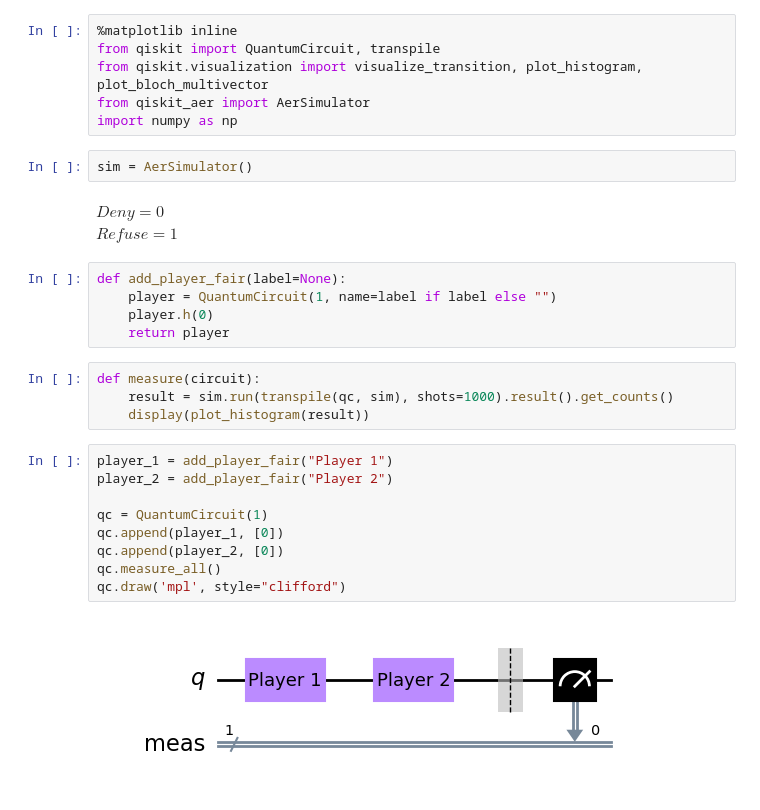
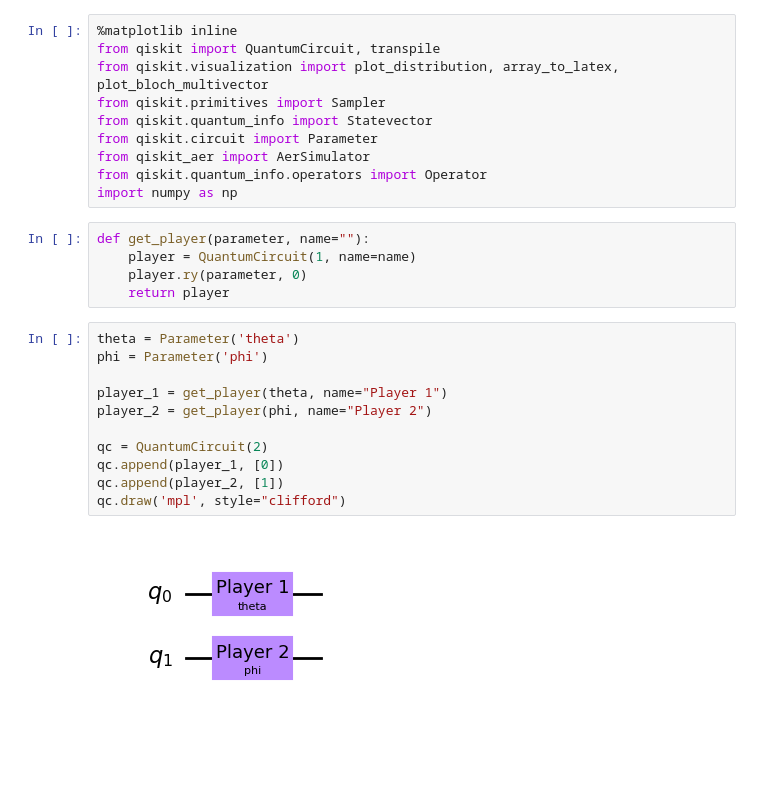
Before and after one commit to Dpbm/scientific-research-1-quantum-oracles, a Jupyter notebook: code/prisioners-dilemma.ipynb, the cells around one changed output. Cells and saved outputs as stored; diff of their text form; blank space fills up the shorter version.

```diff
--- a/code/prisioners-dilemma.ipynb
+++ b/code/prisioners-dilemma.ipynb
@@ -1,31 +1,28 @@
 # %%
 %matplotlib inline
 from qiskit import QuantumCircuit, transpile
-from qiskit.visualization import visualize_transition, plot_histogram, plot_bloch_multivector
+from qiskit.visualization import plot_distribution, array_to_latex, plot_bloch_multivector
+from qiskit.primitives import Sampler
+from qiskit.quantum_info import Statevector
+from qiskit.circuit import Parameter
 from qiskit_aer import AerSimulator
+from qiskit.quantum_info.operators import Operator
 import numpy as np
-# %%
-sim = AerSimulator()
-# %% [markdown]
-$Deny = 0$\
-$Refuse = 1$
 # %%
-def add_player_fair(label=None):
-    player = QuantumCircuit(1, name=label if label else "")
-    player.h(0)
+def get_player(parameter, name=""):
+    player = QuantumCircuit(1, name=name)
+    player.ry(parameter, 0)
     return player
-# %%
-def measure(circuit):
-    result = sim.run(transpile(qc, sim), shots=1000).result().get_counts()
-    display(plot_histogram(result))
 # %%
-player_1 = add_player_fair("Player 1")
-player_2 = add_player_fair("Player 2")
+theta = Parameter('theta')
+phi = Parameter('phi')
 
-qc = QuantumCircuit(1)
+player_1 = get_player(theta, name="Player 1")
+player_2 = get_player(phi, name="Player 2")
+
+qc = QuantumCircuit(2)
 qc.append(player_1, [0])
-qc.append(player_2, [0])
-qc.measure_all()
+qc.append(player_2, [1])
 qc.draw('mpl', style="clifford")
 # %% [output]
-[figure, old version]
+[figure, new version]
```
Also changed, not shown: parts of 22 cells of this notebook.
